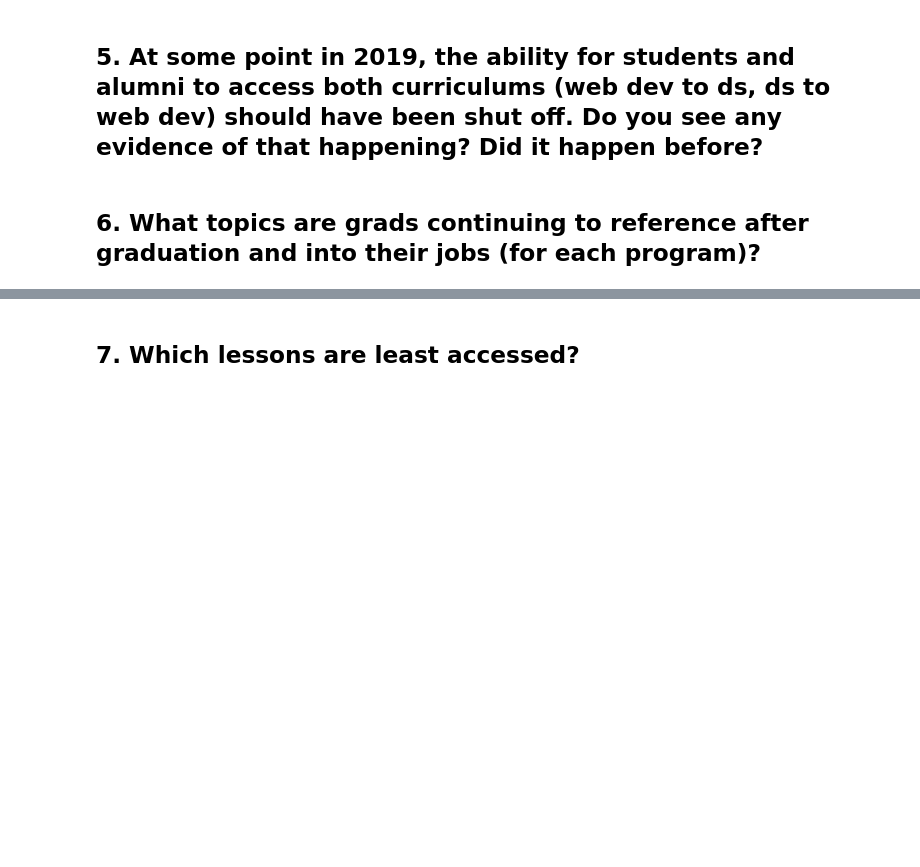
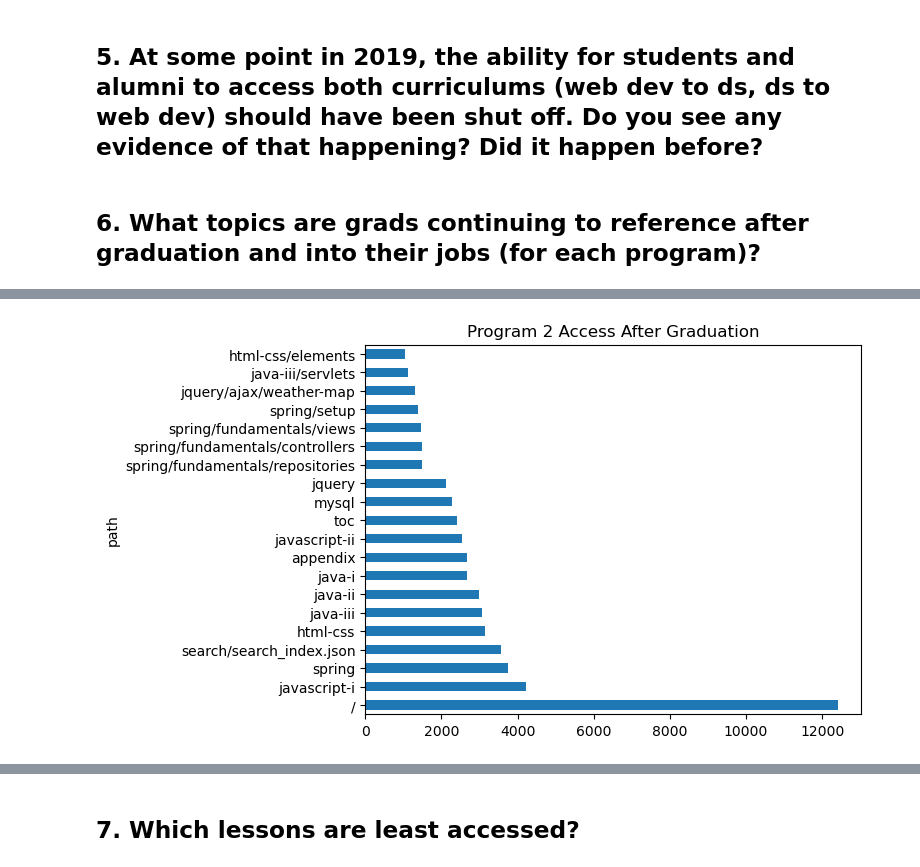
Before and after one commit to Joshua-Click/anomaly-detection-exercises, a Jupyter notebook: project_anomaly_detection.ipynb, the cells around one changed output, grey strips where cells are left out. Drawn from its saved outputs; the diff is of its cells as text; code cells hidden in the pictures; blank space fills up the shorter version.

```diff
--- a/project_anomaly_detection.ipynb
+++ b/project_anomaly_detection.ipynb
@@ -416,0 +457,6 @@ sus[['observed', 'prcnt_b', 'user_id']].head()
+# %%
+df2[(dos2 & grad_access)]['path'].value_counts().sort_values(ascending=False).head(20).plot.barh()
+plt.title('Program 2 Access After Graduation')
+plt.show()
+# %% [output]
+[figure, added]
```
Also changed, not shown: parts of 11 cells of this notebook.
